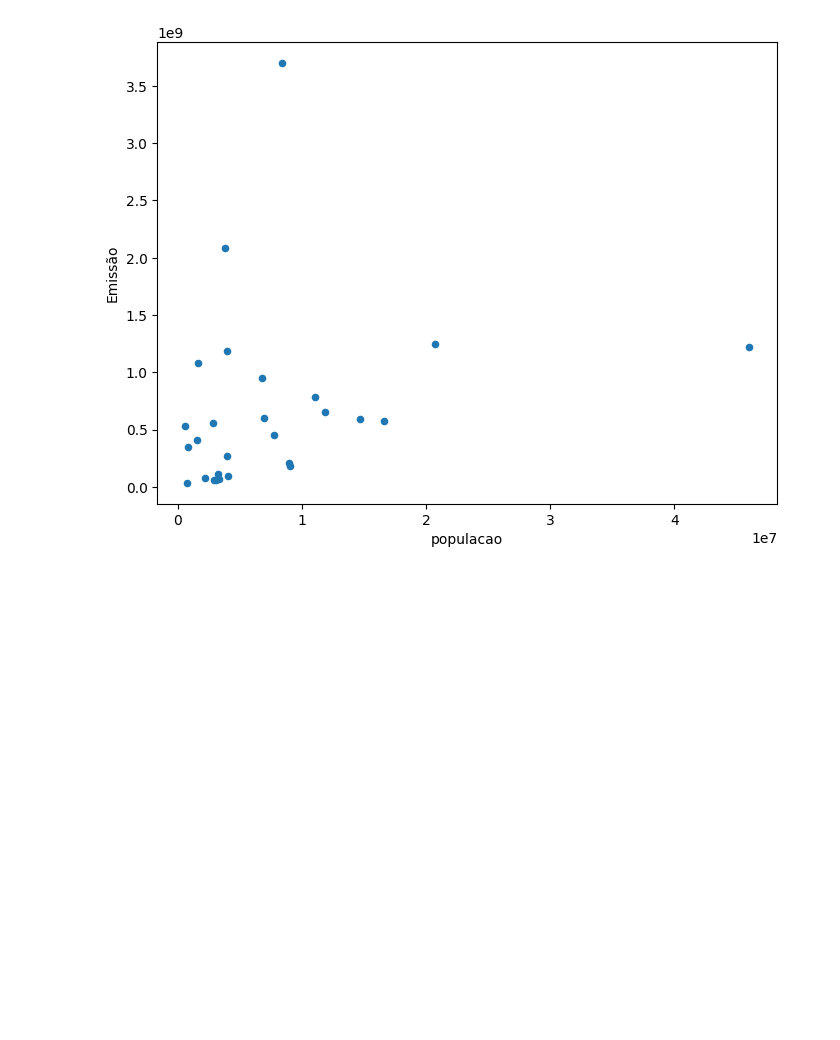
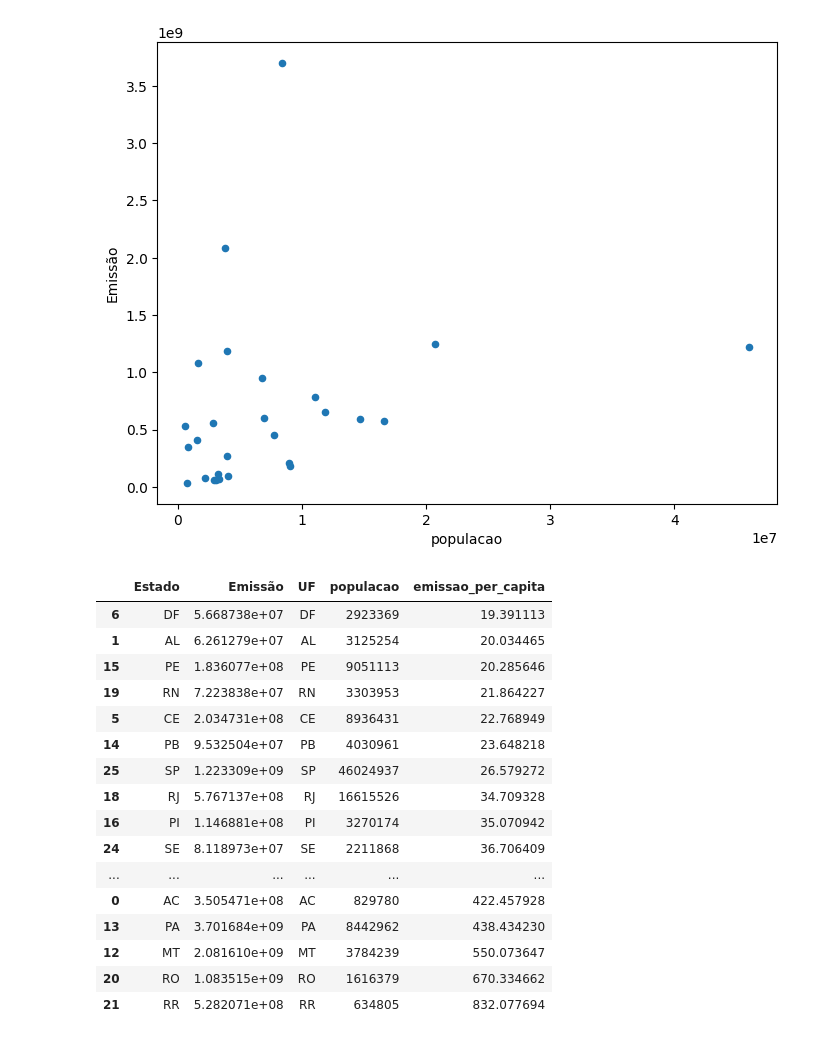
Before and after one commit to eubrunoo/greenhouse-gas-emissions-analysis, a Jupyter notebook: main.ipynb, the cells around one changed output. Cells and saved outputs as stored; diff of their text form; code cells hidden in the pictures; blank space fills up the shorter version.

Commit message:
emissions per capita

```diff
--- a/main.ipynb
+++ b/main.ipynb
@@ -614,0 +619,22 @@ grouped_data.plot(x = 'populacao', y = 'Emissão', kind = 'scatter', figsize=(8,
+# %%
+grouped_data = grouped_data.assign(emissao_per_capita = grouped_data['Emissão']/grouped_data['populacao']).sort_values('emissao_per_capita')
+# %%
+grouped_data
+# %% [output]
+|  | Estado | Emissão | UF | populacao | emissao_per_capita |
+| 6 | DF | 5.668738e+07 | DF | 2923369 | 19.391113 |
+| 1 | AL | 6.261279e+07 | AL | 3125254 | 20.034465 |
+| 15 | PE | 1.836077e+08 | PE | 9051113 | 20.285646 |
+| 19 | RN | 7.223838e+07 | RN | 3303953 | 21.864227 |
+| 5 | CE | 2.034731e+08 | CE | 8936431 | 22.768949 |
+| 14 | PB | 9.532504e+07 | PB | 4030961 | 23.648218 |
+| 25 | SP | 1.223309e+09 | SP | 46024937 | 26.579272 |
+| 18 | RJ | 5.767137e+08 | RJ | 16615526 | 34.709328 |
+| 16 | PI | 1.146881e+08 | PI | 3270174 | 35.070942 |
+| 24 | SE | 8.118973e+07 | SE | 2211868 | 36.706409 |
+| ... | ... | ... | ... | ... | ... |
+| 0 | AC | 3.505471e+08 | AC | 829780 | 422.457928 |
+| 13 | PA | 3.701684e+09 | PA | 8442962 | 438.434230 |
+| 12 | MT | 2.081610e+09 | MT | 3784239 | 550.073647 |
+| 20 | RO | 1.083515e+09 | RO | 1616379 | 670.334662 |
+| 21 | RR | 5.282071e+08 | RR | 634805 | 832.077694 |
```
Also changed, not shown: parts of 4 cells of this notebook.
